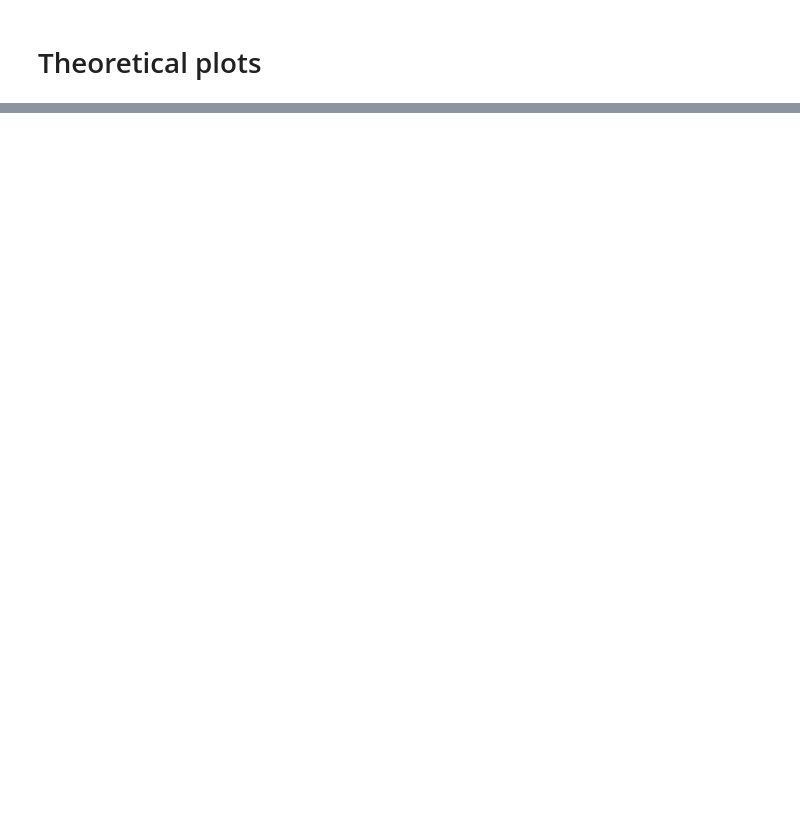
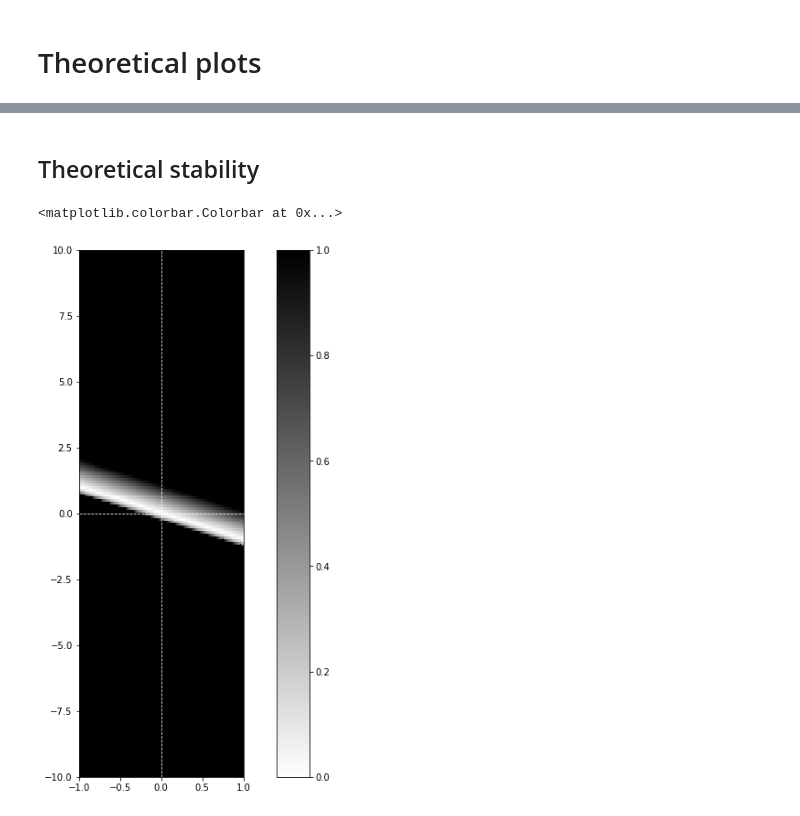
Before and after one commit to parkseo7/KuramotoPlasticDelay, a Jupyter notebook: analysisND.ipynb, the cells around one changed output, grey strips where cells are left out. Cells and saved outputs as stored; diff of their text form; code cells hidden in the pictures; blank space fills up the shorter version.

```diff
--- a/analysisND.ipynb
+++ b/analysisND.ipynb
@@ -192,0 +175,69 @@ dir_mat['offset']
+# %% [markdown]
+## Theoretical stability
+# %%
+# Set stability state
+Omega = 0.6647396083773757
+delta2 = 0.047253454952158096
+
+# Define eigenvalue function
+eigN_err = lambda z: funlib.eigN_limit2(z, Omega, delta2, tau0, param, steps=50, std=2)
+
+B_u, B_v = 1, 10
+N_u, N_v = 200, 200
+
+u_lin = np.linspace(-B_u, B_u, num=N_u)
+v_lin = np.linspace(-B_v, B_v, num=N_v)
+
+v_mesh, u_mesh = np.meshgrid(v_lin, u_lin)
+
+eigerr_mesh = np.zeros(u_mesh.shape)
+
+for k in range(u_lin.size):
+    for l in range(v_lin.size):
+        err = eigN_err(u_mesh[k,l] + v_mesh[k,l])
+        eigerr_mesh[k,l] = np.min((np.abs(err), 1))
+
+# Transform err_mesh
+z_mesh = eigerr_mesh # np.log(1 + err_mesh)
+
+# Normalize
+# z_mesh = z_mesh / np.abs(z_mesh).max()
+
+# The bounds for z_array:
+abs_max = np.abs(z_mesh).max() #int(abs_max + 1)
+z_min, z_max = 0, abs_max
+
+# Set the limits of the plot to the limits of the data
+u_min = u_mesh.min()
+u_max = u_mesh.max()
+v_min = v_mesh.min()
+v_max = v_mesh.max()
+
+# Plot
+fig, ax = plt.subplots(2, figsize=(5,10))
+
+# [left, bottom, width, height]
+bbox0 = [0.1, 0.1, 0.5, 0.8]
+bbox1 = [0.7, 0.1, 0.1, 0.8]
+
+# Set ax positions
+ax[0].set_position(bbox0)
+ax[1].set_position(bbox1)
+
+c = ax[0].pcolormesh(u_mesh, v_mesh, z_mesh, cmap='binary', vmin=z_min, vmax=z_max) # cmap='RdBu'
+ax[0].axis([u_min, u_max, v_min, v_max])
+
+# x,y-axis
+line_opt = {'linestyle': 'dashed',
+            'linewidth': 0.8,
+            'color': 'white'
+            }
+
+ax[0].axhline(y=0, **line_opt)
+ax[0].axvline(x=0, **line_opt)
+
+# Colourbar
+fig.colorbar(c, cax=ax[1])
+# %% [output]
+<matplotlib.colorbar.Colorbar at 0x...>
+[figure, added]
```
Also changed, not shown: parts of 11 cells of this notebook, 3 other files.
